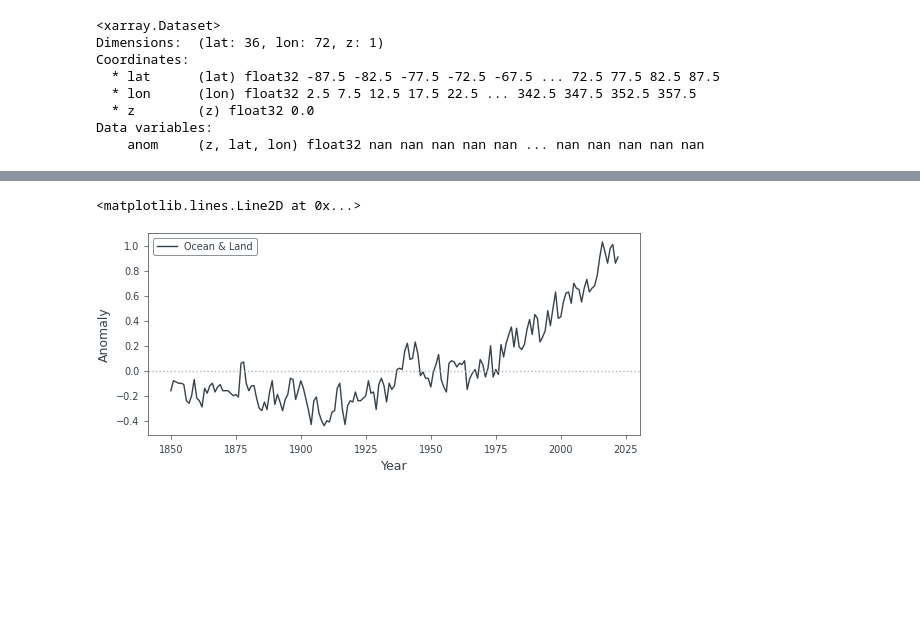
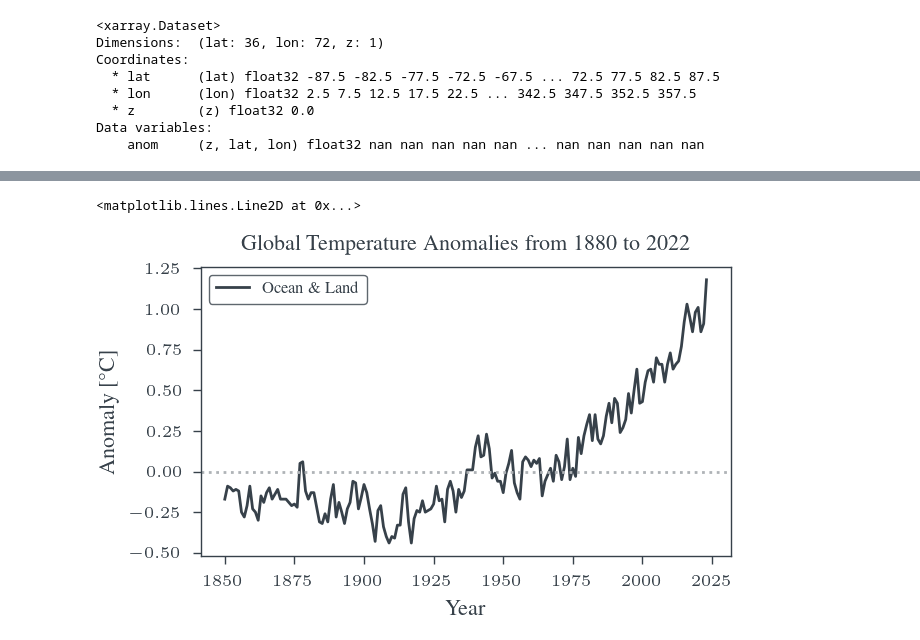
Before and after one commit to am9zZWY/team-aqua, a Jupyter notebook: exp/exp_global_temperature.ipynb, the cells around one changed output, grey strips where cells are left out. Saved outputs shown, nothing was run; the diff lists cells and outputs as text; code cells hidden in the pictures; blank space fills up the shorter version.

```diff
--- a/exp/exp_global_temperature.ipynb
+++ b/exp/exp_global_temperature.ipynb
@@ -79,15 +83,17 @@ Data variables:
     anom     (z, lat, lon) float32 nan nan nan nan nan ... nan nan nan nan nan
 # %%
 # Create a plot
-plt.rcParams.update(bundles.beamer_moml())
+plt.rcParams.update(bundles.icml2022())
 fig = plt.figure()
 ax = fig.add_subplot(1, 1, 1, projection=ccrs.Robinson())
 #ax = fig.add_subplot(1, 1, 1, projection=ccrs.PlateCarree())
 
 ax.coastlines()
-filtered_data["anom"].plot(ax=ax, transform=ccrs.PlateCarree(), cmap=rb, vmin=-3, vmax=3)
+plot = filtered_data["anom"].plot(ax=ax, transform=ccrs.PlateCarree(), cmap=rb, vmin=-3, vmax=3, add_colorbar=False)
+# rename colorbar label
+cb = plt.colorbar(mappable=plot, label = 'Annual surface temperature \n anomalies [°C]')
 
-
+# add gridlines to globe
 gl = ax.gridlines(
     crs=ccrs.PlateCarree(),
     draw_labels=True,
@@ -96,9 +102,9 @@ gl = ax.gridlines(
     alpha=0.5,
     linestyle="-",
 )
+
 gl.top_labels = True
 gl.right_labels = True
-
-plt.title("Surface Temperature Anomalies - Year 2022")
+ax.set_title("Surface Temperature Anomalies - Year 2022")
 # %% [output]
 Text(0.5, 1.0, 'Surface Temperature Anomalies - Year 2022')
@@ -146,16 +112,23 @@ plt.show()
 # %%
-df = pd.read_csv(os.path.relpath('../dat/temp_anomalies_annualy_timeseries.csv'), sep = ',')
+# lobal temperature anomalies compared to the 1901-2000 mean
 
-fig, ax = plt.subplots()
+import warnings
+warnings.simplefilter(action='ignore', category=FutureWarning)
 
-import logging
-logging.getLogger('matplotlib.font_manager').disabled = True
+df = pd.read_csv(os.path.relpath('../dat/climate_data/temp_anomalies_annualy_timeseries.csv'), sep = ',', skiprows=4)
 
-ax = sns.lineplot(df, x = 'Year', y = 'Anomaly', color = rgb.tue_dark, label='Ocean & Land')
+
+plt.rcParams.update(bundles.icml2022())
+fig = plt.figure()
+ax = fig.add_subplot(1, 1, 1)
+
+ax = sns.lineplot(df, x = 'Year', y = 'Anomaly', color = rgb.tue_dark, label='Ocean \& Land')
+ax.set_ylabel("Anomaly [°C]")
+ax.set_title("Global Temperature Anomalies from 1880 to 2022")
 ax.axhline(y=0, linewidth=1, color=rgb.tue_gray, ls=':')
 # %% [output]
 <matplotlib.lines.Line2D at 0x...>
-[figure, old version]
+[figure, new version]
 # %%
 x = df['Year'].to_numpy()
 y = df['Anomaly'].to_numpy()
```
Also changed, not shown: parts of 7 cells of this notebook, 7 other files.
